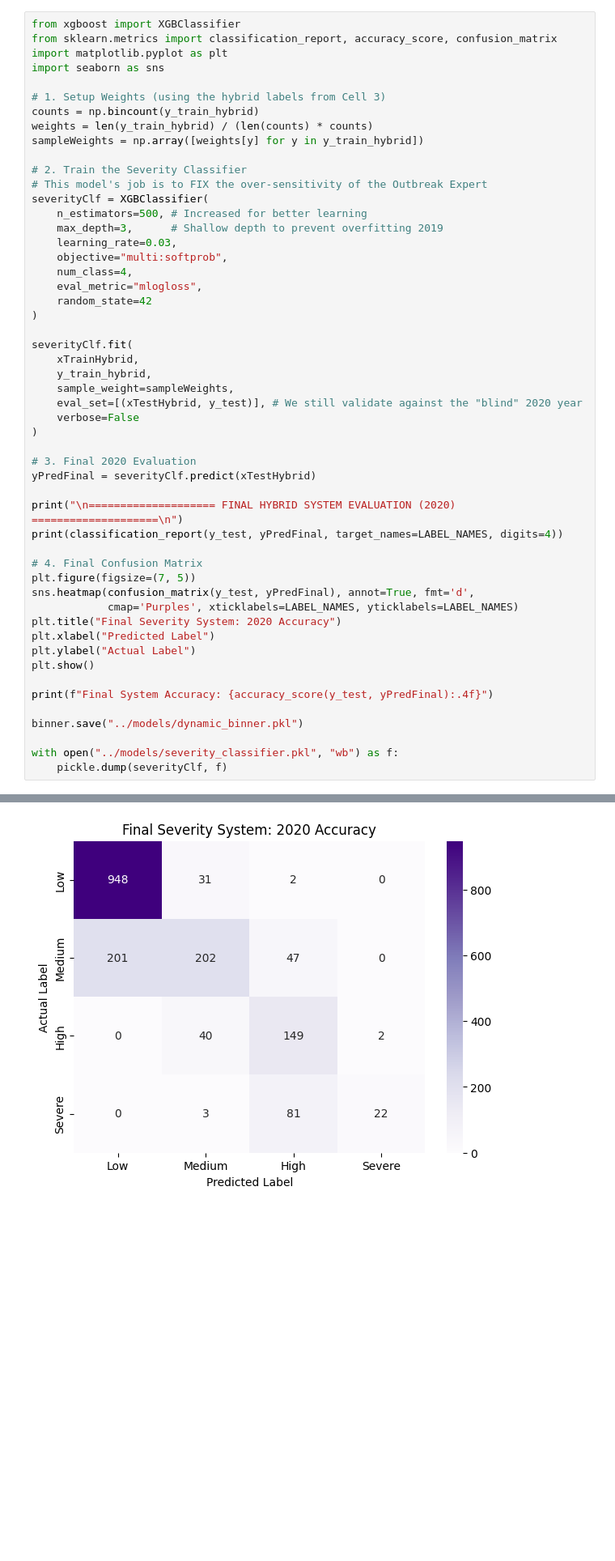
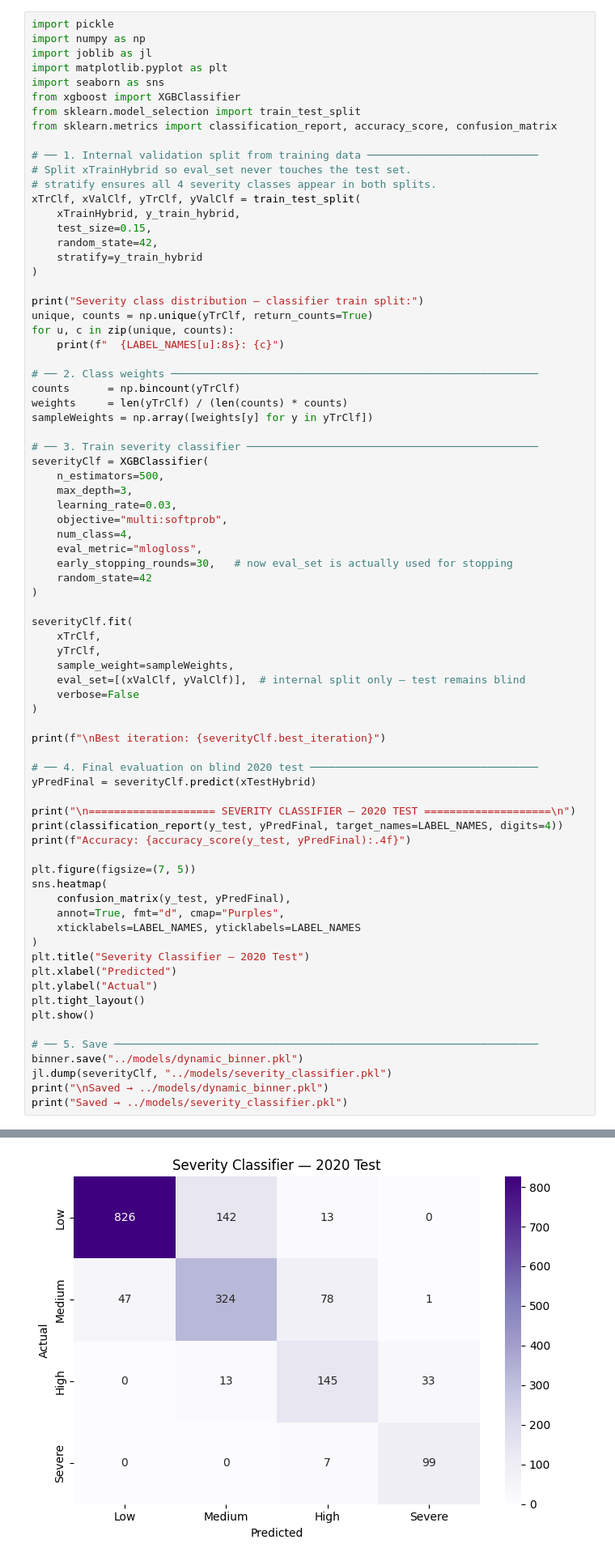
Before and after one commit to MuhammadAhmed1089/Dengue-Outbreak-Predictor, a Jupyter notebook: notebooks/modelTraining.ipynb, the cells around one changed output, grey strips where cells are left out. Shown at 81% size. Drawn from its saved outputs; the diff is of its cells as text; blank space fills up the shorter version.

```diff
--- a/notebooks/modelTraining.ipynb
+++ b/notebooks/modelTraining.ipynb
@@ -943,53 +980,77 @@ Cell 3 Complete: Prepared 6840 training samples for Cell 4.
 # %%
-from xgboost import XGBClassifier
-from sklearn.metrics import classification_report, accuracy_score, confusion_matrix
+import pickle
+import numpy as np
+import joblib as jl
 import matplotlib.pyplot as plt
 import seaborn as sns
+from xgboost import XGBClassifier
+from sklearn.model_selection import train_test_split
+from sklearn.metrics import classification_report, accuracy_score, confusion_matrix
 
-# 1. Setup Weights (using the hybrid labels from Cell 3)
-counts = np.bincount(y_train_hybrid)
-weights = len(y_train_hybrid) / (len(counts) * counts)
-sampleWeights = np.array([weights[y] for y in y_train_hybrid])
+# ── 1. Internal validation split from training data ───────────────────────────
+# Split xTrainHybrid so eval_set never touches the test set.
+# stratify ensures all 4 severity classes appear in both splits.
+xTrClf, xValClf, yTrClf, yValClf = train_test_split(
+    xTrainHybrid, y_train_hybrid,
+    test_size=0.15,
+    random_state=42,
+    stratify=y_train_hybrid
+)
 
-# 2. Train the Severity Classifier
-# This model's job is to FIX the over-sensitivity of the Outbreak Expert
+print("Severity class distribution — classifier train split:")
+unique, counts = np.unique(yTrClf, return_counts=True)
+for u, c in zip(unique, counts):
+    print(f"  {LABEL_NAMES[u]:8s}: {c}")
+
+# ── 2. Class weights ──────────────────────────────────────────────────────────
+counts      = np.bincount(yTrClf)
+weights     = len(yTrClf) / (len(counts) * counts)
+sampleWeights = np.array([weights[y] for y in yTrClf])
+
+# ── 3. Train severity classifier ──────────────────────────────────────────────
 severityClf = XGBClassifier(
-    n_estimators=500, # Increased for better learning
-    max_depth=3,      # Shallow depth to prevent overfitting 2019
+    n_estimators=500,
+    max_depth=3,
     learning_rate=0.03,
     objective="multi:softprob",
     num_class=4,
     eval_metric="mlogloss",
+    early_stopping_rounds=30,   # now eval_set is actually used for stopping
     random_state=42
 )
 
 severityClf.fit(
-    xTrainHybrid,
-    y_train_hybrid,
+    xTrClf,
+    yTrClf,
     sample_weight=sampleWeights,
-    eval_set=[(xTestHybrid, y_test)], # We still validate against the "blind" 2020 year
+    eval_set=[(xValClf, yValClf)],  # internal split only — test remains blind
     verbose=False
 )
 
-# 3. Final 2020 Evaluation
+print(f"\nBest iteration: {severityClf.best_iteration}")
+
+# ── 4. Final evaluation on blind 2020 test ────────────────────────────────────
 yPredFinal = severityClf.predict(xTestHybrid)
 
-print("\n==================== FINAL HYBRID SYSTEM EVALUATION (2020) ====================\n")
+print("\n==================== SEVERITY CLASSIFIER — 2020 TEST ====================\n")
 print(classification_report(y_test, yPredFinal, target_names=LABEL_NAMES, digits=4))
+print(f"Accuracy: {accuracy_score(y_test, yPredFinal):.4f}")
 
-# 4. Final Confusion Matrix
 plt.figure(figsize=(7, 5))
-sns.heatmap(confusion_matrix(y_test, yPredFinal), annot=True, fmt='d',
-            cmap='Purples', xticklabels=LABEL_NAMES, yticklabels=LABEL_NAMES)
-plt.title("Final Severity System: 2020 Accuracy")
-plt.xlabel("Predicted Label")
-plt.ylabel("Actual Label")
+sns.heatmap(
+    confusion_matrix(y_test, yPredFinal),
+    annot=True, fmt="d", cmap="Purples",
+    xticklabels=LABEL_NAMES, yticklabels=LABEL_NAMES
+)
+plt.title("Severity Classifier — 2020 Test")
+plt.xlabel("Predicted")
+plt.ylabel("Actual")
+plt.tight_layout()
 plt.show()
 
-print(f"Final System Accuracy: {accuracy_score(y_test, yPredFinal):.4f}")
-
+# ── 5. Save ───────────────────────────────────────────────────────────────────
 binner.save("../models/dynamic_binner.pkl")
-
-with open("../models/severity_classifier.pkl", "wb") as f:
-    pickle.dump(severityClf, f)
+jl.dump(severityClf, "../models/severity_classifier.pkl")
+print("\nSaved → ../models/dynamic_binner.pkl")
+print("Saved → ../models/severity_classifier.pkl")
 # %% [output]
@@ -1008 +1074 @@ weighted avg     0.7743    0.7645    0.7411      1728
-[figure, old version]
+[figure, new version]
```
Also changed, not shown: parts of 7 cells of this notebook, 5 other files.
